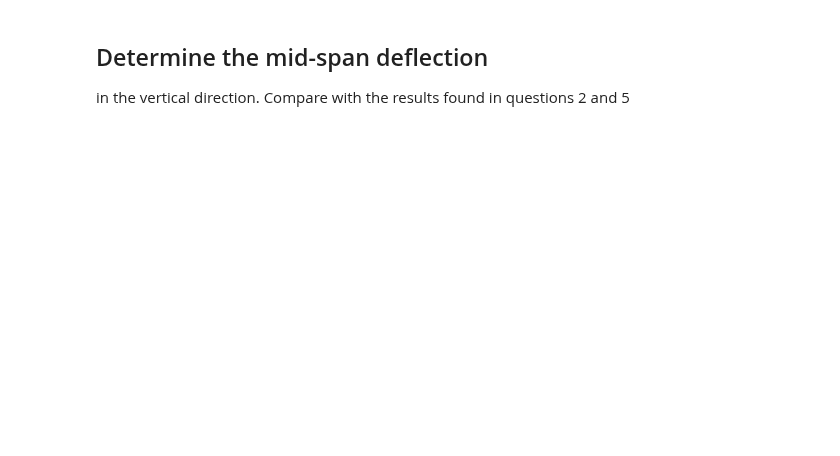
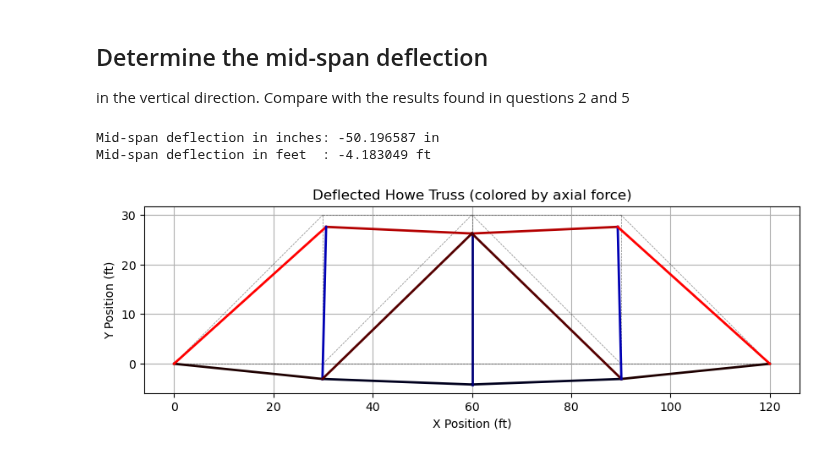
Before and after one commit to TheBestBot/ae353-sp25, a Jupyter notebook: examples/CEE_360_Code.ipynb, the cells around one changed output. Drawn from its saved outputs; the diff is of its cells as text; code cells hidden in the pictures; blank space fills up the shorter version.

```diff
--- a/examples/CEE_360_Code.ipynb
+++ b/examples/CEE_360_Code.ipynb
@@ -53,3 +209,57 @@ in Python and calculate the forces in the truss members. Compare with the result
 # %% [markdown]
 ## Determine the mid-span deflection
 in the vertical direction. Compare with the results found in questions 2 and 5
+# %%
+mid_span_deflection = U_global[5]
+print(f"Mid-span deflection in inches: {mid_span_deflection:.6f} in")
+print(f"Mid-span deflection in feet  : {mid_span_deflection / 12:.6f} ft")
+# %% [output]
+Mid-span deflection in inches: -50.196587 in
+Mid-span deflection in feet  : -4.183049 ft
+# %%
+scale = 1 / 12 # forgot to fix units lol
+
+# Find displaced node locations
+displaced_nodes = {}
+for i in range(n_nodes):
+    ux = U_global[2 * i]
+    uy = U_global[2 * i + 1]
+    x, y = nodes[i]
+    displaced_nodes[i] = (x + scale * ux, y + scale * uy)
+
+# Color members
+# Red -> compression
+# Green -> no force
+# blue -> compression
+def get_member_color(force, max_force):
+    if abs(force) < 1e-3:
+        return 'green'
+    norm_force = min(abs(force) / max_force, 1.0)
+    if force > 0:
+        return mcolors.to_hex((0, 0, norm_force))
+    else:
+        return mcolors.to_hex((norm_force, 0, 0))
+max_force = max(abs(f) for f in member_forces)
+
+# Plot undeformed truss
+fig, ax = plt.subplots(figsize=(10, 5))
+for n1, n2 in members:
+    x_vals = [nodes[n1][0], nodes[n2][0]]
+    y_vals = [nodes[n1][1], nodes[n2][1]]
+    ax.plot(x_vals, y_vals, 'k--', linewidth=0.5, alpha=0.5)
+
+# Plot deformed truss
+for i, (n1, n2) in enumerate(members):
+    x_vals = [displaced_nodes[n1][0], displaced_nodes[n2][0]]
+    y_vals = [displaced_nodes[n1][1], displaced_nodes[n2][1]]
+    color = get_member_color(member_forces[i], max_force)
+    ax.plot(x_vals, y_vals, color=color, linewidth=2)
+
+ax.set_aspect('equal')
+ax.set_title("Deflected Howe Truss (colored by axial force)")
+ax.set_xlabel("X Position (ft)")
+ax.set_ylabel("Y Position (ft)")
+plt.grid(True)
+plt.show()
+# %% [output]
+[figure, added]
```
Also changed, not shown: parts of 6 cells of this notebook.
